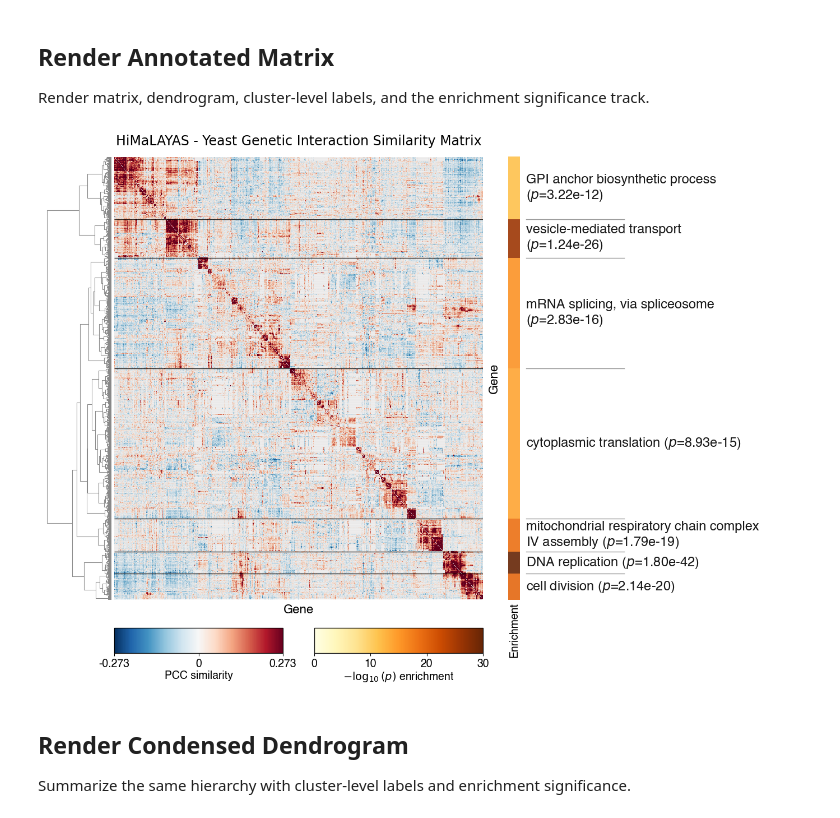
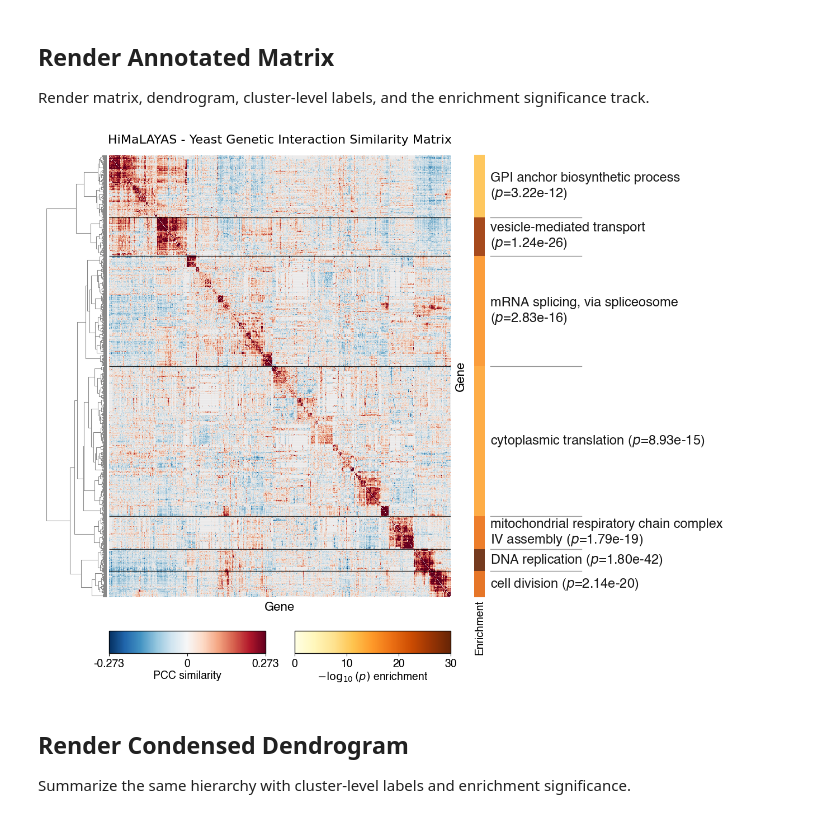
Before and after one commit to himalayas-base/himalayas-publication, a Jupyter notebook: fig_1.ipynb, the cells around one changed output. Drawn from its saved outputs; the diff is of its cells as text; code cells hidden in the pictures.

Commit message:
update figure notebooks

```diff
--- a/fig_1.ipynb
+++ b/fig_1.ipynb
@@ -164,6 +164,7 @@ from himalayas.plot import Plotter
 
 LABEL_COLOR = "black"
 BACKGROUND_COLOR = "white"
+FONT = "Helvetica"
 
 vals = matrix.values
 mask = np.isfinite(vals) & (vals != 0)
@@ -175,7 +176,8 @@ plotter = (
     .plot_title(
         "HiMaLAYAS - Yeast Genetic Interaction Similarity Matrix",
         color=LABEL_COLOR,
-        fontsize=17,
+        font=FONT,
+        fontsize=16,
     )
     .plot_dendrogram(
         axes=[0.06, 0.16, 0.09, 0.79],
@@ -189,14 +191,14 @@ plotter = (
         vmin=-vlim,
         vmax=vlim,
         outer_lw=0,
-        figsize=(14, 10),
+        figsize=(13, 10),
         subplots_adjust={"left": 0.15, "right": 0.62, "bottom": 0.16, "top": 0.95},
     )
     .plot_matrix_axis_labels(
         xlabel="Gene",
         ylabel="Gene",
         fontsize=16,
-        font="Helvetica",
+        font=FONT,
         color=LABEL_COLOR,
         xlabel_pad=6.0,
         ylabel_pad=0.007,
@@ -211,7 +213,7 @@ plotter = (
         wrap_text=True,
         wrap_width=40,
         overflow="wrap",
-        font="Helvetica",
+        font=FONT,
         fontsize=17,
         color=LABEL_COLOR,
         skip_unlabeled=False,
@@ -239,7 +241,7 @@ plotter = (
         right_pad=0.01,
     )
     .plot_bar_labels(
-        font="Helvetica",
+        font=FONT,
         fontsize=14,
         color=LABEL_COLOR,
         pad=4,
@@ -253,37 +255,37 @@ plotter = (
         ticks=[-vlim, 0, vlim],
     )
     .add_colorbar(
         name="enrichment",
         cmap="YlOrBr",
         norm=Normalize(0, 30),
         label=r"$-\log_{10}(p)$ enrichment",
         ticks=[0, 10, 20, 30],
     )
     .plot_colorbars(
         ncols=2,
-        height=0.045,
-        gap=0.05,
+        height=0.04,
+        gap=0.06,
         hpad=0.04,
         vpad=0.00,
         fontsize=14,
-        font="Helvetica",
+        font=FONT,
         color=LABEL_COLOR,
         border_color=LABEL_COLOR,
         border_width=1.0,
         border_alpha=0.9,
         tick_decimals=3,
     )
 )
 
 plotter.save(
     PNG_DIR / "yeast_gi_similarity_matrix.png",
     dpi=300,
     bbox_inches="tight",
     pad_inches=0.02,
 )
 plotter.show()
 # %% [output]
-[figure, old version]
+[figure, new version]
 # %% [markdown]
 ## Render Condensed Dendrogram
 
```
Also changed, not shown: parts of 1 cell of this notebook, 2 other files.
